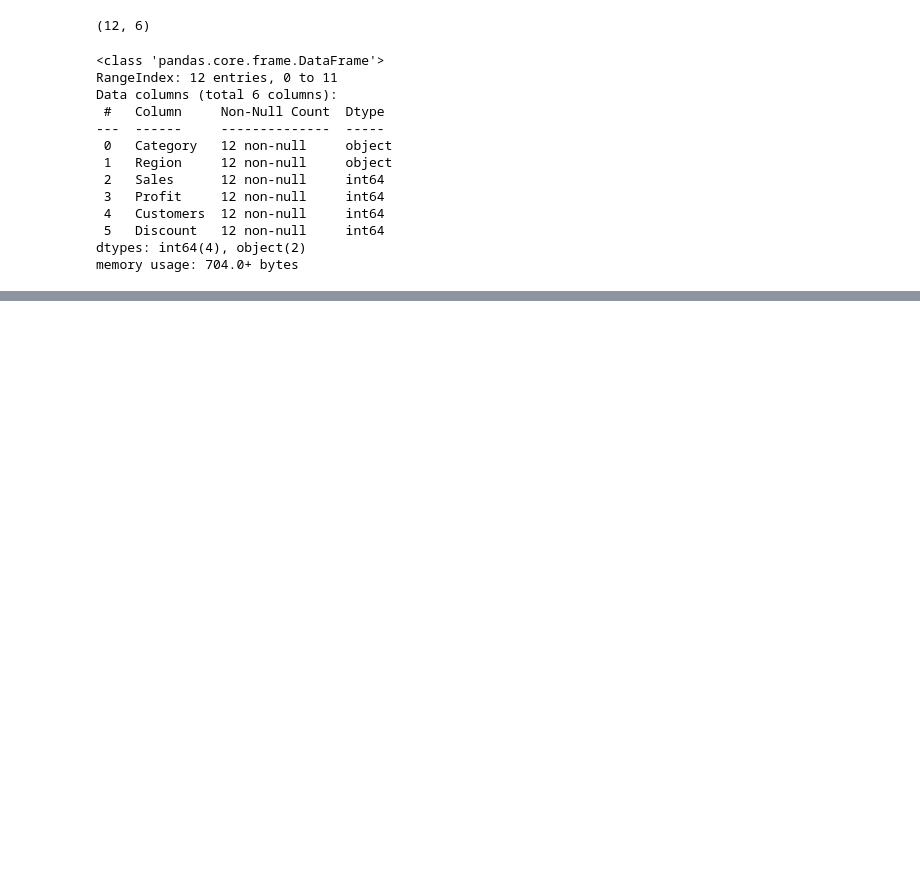
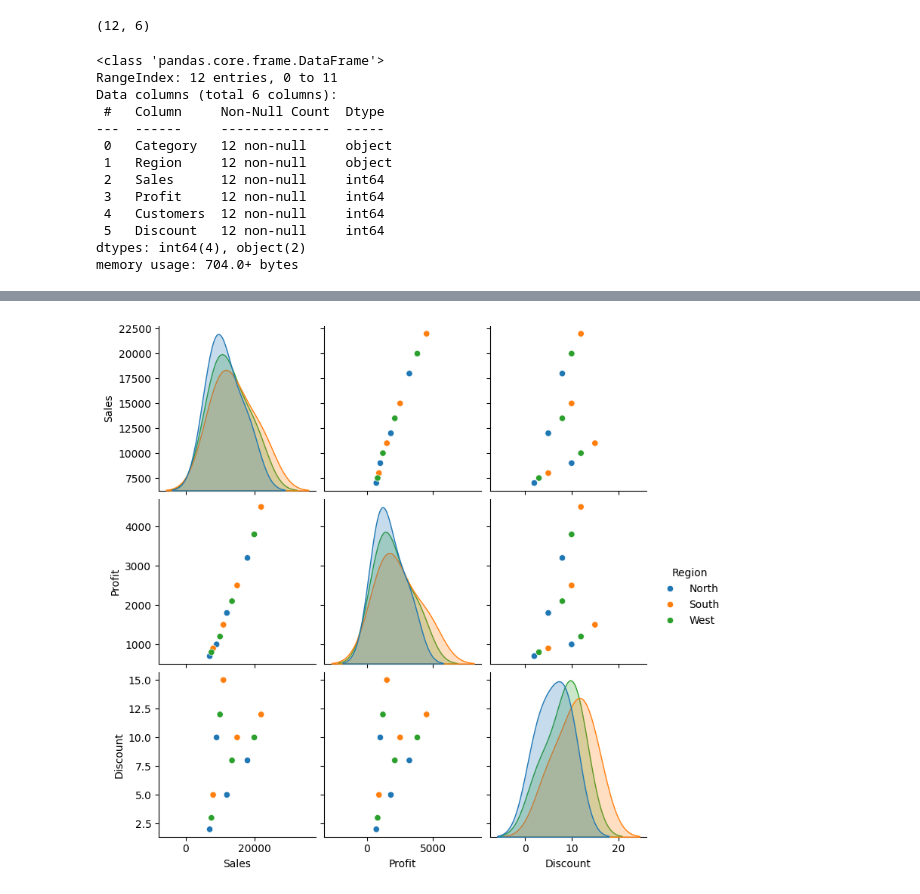
Before and after one commit to ivaibhavpawar1045/Python-Data-Analytics, a Jupyter notebook: 35_Advanced_Seaborn_Visualization/practice.ipynb, the cells around one changed output, grey strips where cells are left out. Saved outputs shown, nothing was run; the diff lists cells and outputs as text; code cells hidden in the pictures; blank space fills up the shorter version.

```diff
--- a/35_Advanced_Seaborn_Visualization/practice.ipynb
+++ b/35_Advanced_Seaborn_Visualization/practice.ipynb
@@ -83,0 +93,9 @@ memory usage: 704.0+ bytes
+# %%
+sns.pairplot(
+     data=sales_data,
+     vars=["Sales" , "Profit" , "Discount"],
+     hue="Region"
+)
+plt.show()
+# %% [output]
+[figure, added]
```
Also changed, not shown: parts of 1 cell of this notebook.
